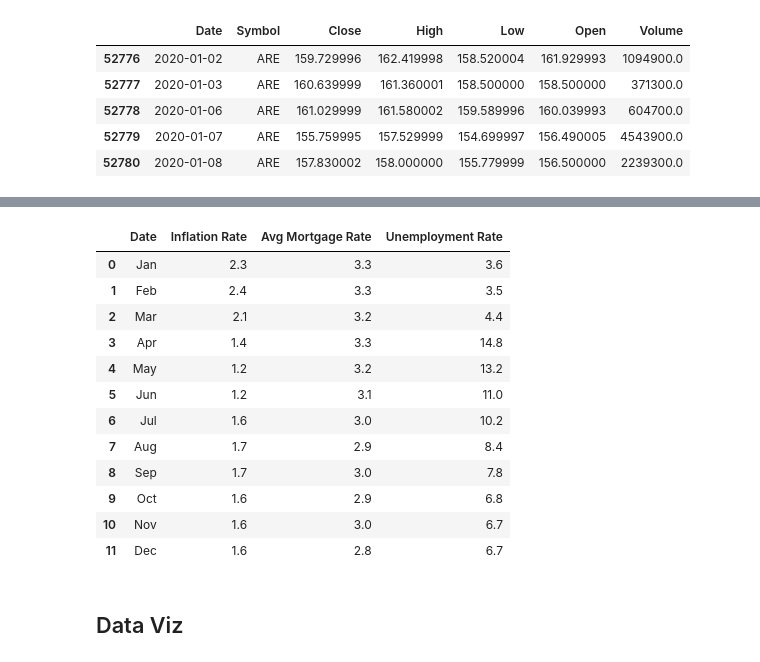
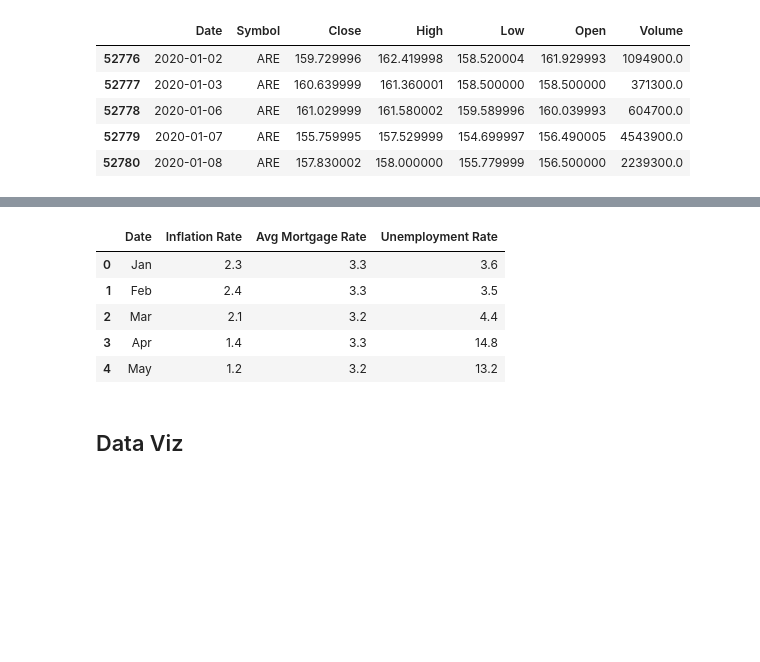
Before and after one commit to icherniavskyi/project-1, a Jupyter notebook: data_analysis.ipynb, the cells around one changed output, grey strips where cells are left out. Drawn from its saved outputs; the diff is of its cells as text; code cells hidden in the pictures; blank space fills up the shorter version.

```diff
--- a/data_analysis.ipynb
+++ b/data_analysis.ipynb
@@ -119,22 +116,15 @@ unemplotment_trnsp = unemplotment_trnsp[1:]
 # %%
 # Mergging
 inf_mrt_merge = pd.merge(inflation_trnsp, mortgage_monthly_avg, on="Date", how="inner")
 clean_rates = pd.merge(inf_mrt_merge, unemplotment_trnsp, on="Date", how="inner")
-clean_rates
+clean_rates.head()
 # %% [output]
 |  | Date | Inflation Rate | Avg Mortgage Rate | Unemployment Rate |
 | 0 | Jan | 2.3 | 3.3 | 3.6 |
 | 1 | Feb | 2.4 | 3.3 | 3.5 |
 | 2 | Mar | 2.1 | 3.2 | 4.4 |
 | 3 | Apr | 1.4 | 3.3 | 14.8 |
 | 4 | May | 1.2 | 3.2 | 13.2 |
-| 5 | Jun | 1.2 | 3.1 | 11.0 |
-| 6 | Jul | 1.6 | 3.0 | 10.2 |
-| 7 | Aug | 1.7 | 2.9 | 8.4 |
-| 8 | Sep | 1.7 | 3.0 | 7.8 |
-| 9 | Oct | 1.6 | 2.9 | 6.8 |
-| 10 | Nov | 1.6 | 3.0 | 6.7 |
-| 11 | Dec | 1.6 | 2.8 | 6.7 |
 # %% [markdown]
 ## Data Viz
 # %%
```
Also changed, not shown: parts of 6 cells of this notebook.
